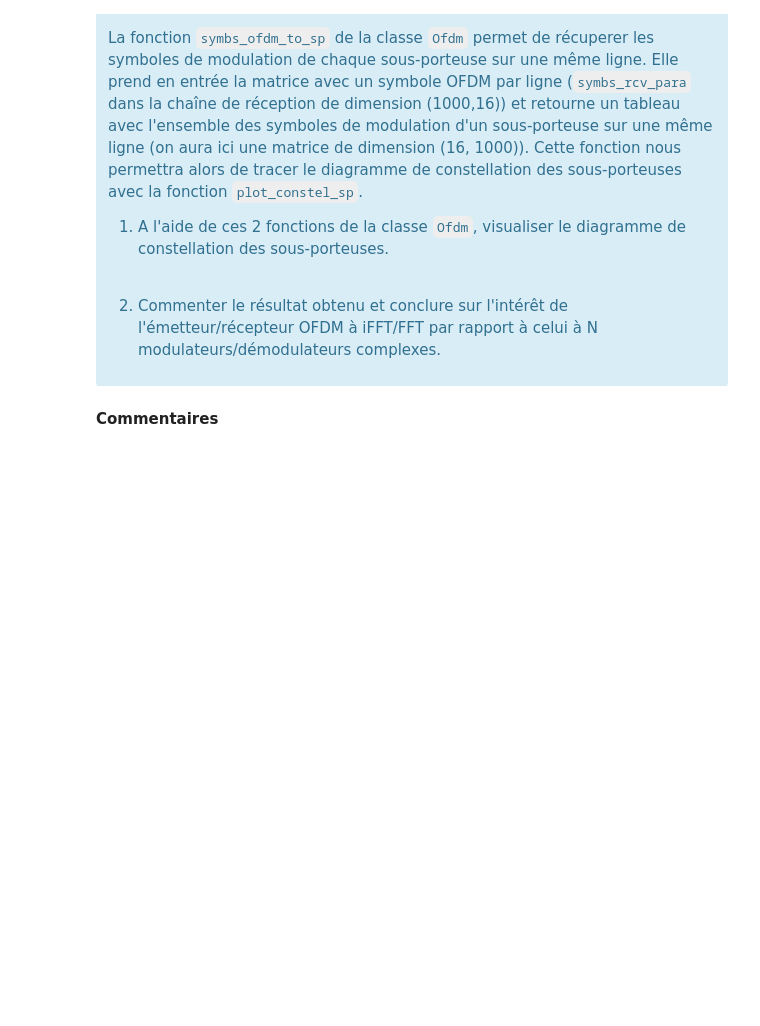
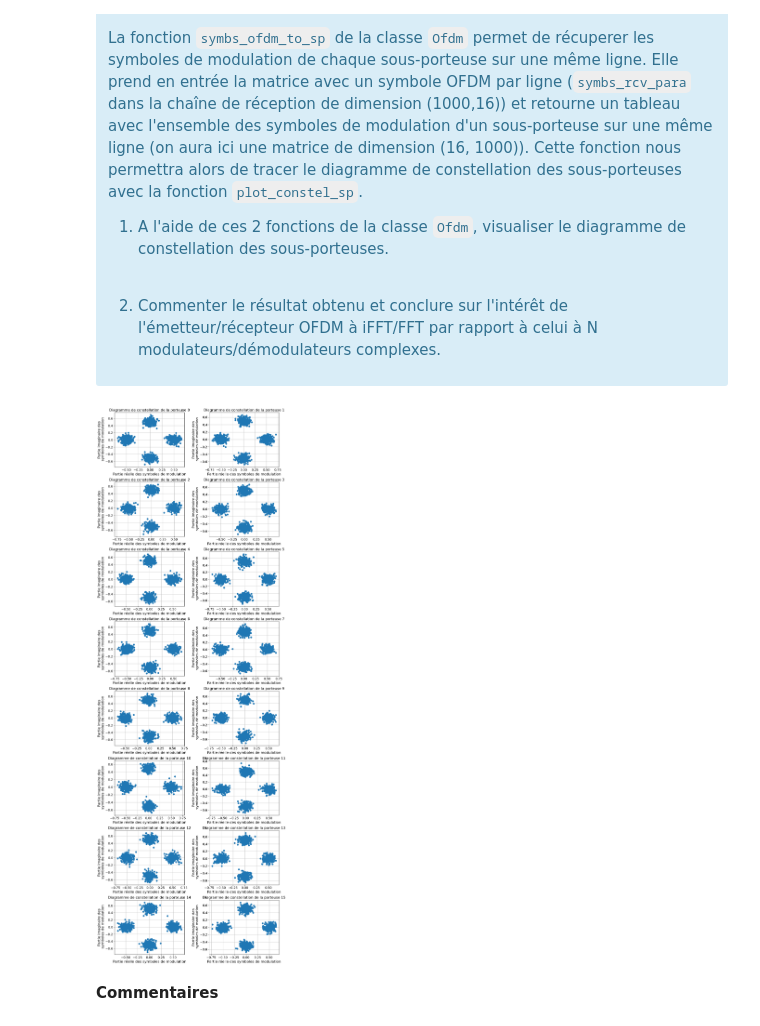
Before and after one commit to NergYR/RT4R02, a Jupyter notebook: TP3/TP 3 OFDM IFFT sujet.ipynb, the cells around one changed output. Saved outputs shown, nothing was run; the diff lists cells and outputs as text; code cells hidden in the pictures; blank space fills up the shorter version.

```diff
--- a/TP3/TP 3 OFDM IFFT sujet.ipynb
+++ b/TP3/TP 3 OFDM IFFT sujet.ipynb
@@ -290,5 +432,11 @@ La fonction `symbs_ofdm_to_sp` de la classe `Ofdm` permet de récuperer les symb
 2. Commenter le résultat obtenu et conclure sur l'intérêt de l'émetteur/récepteur OFDM à iFFT/FFT par rapport à celui à N modulateurs/démodulateurs complexes.
 
 </div>
+# %%
+# Diagramme de constellation des sous-porteuses
+symbs_sp = Ofdm.symbs_ofdm_to_sp(symbs_rcv_para)
+Ofdm.plot_constel_sp(symbs_sp)
+# %% [output]
+[figure, added]
 # %% [markdown]
 **Commentaires**
```
Also changed, not shown: parts of 9 cells of this notebook.
